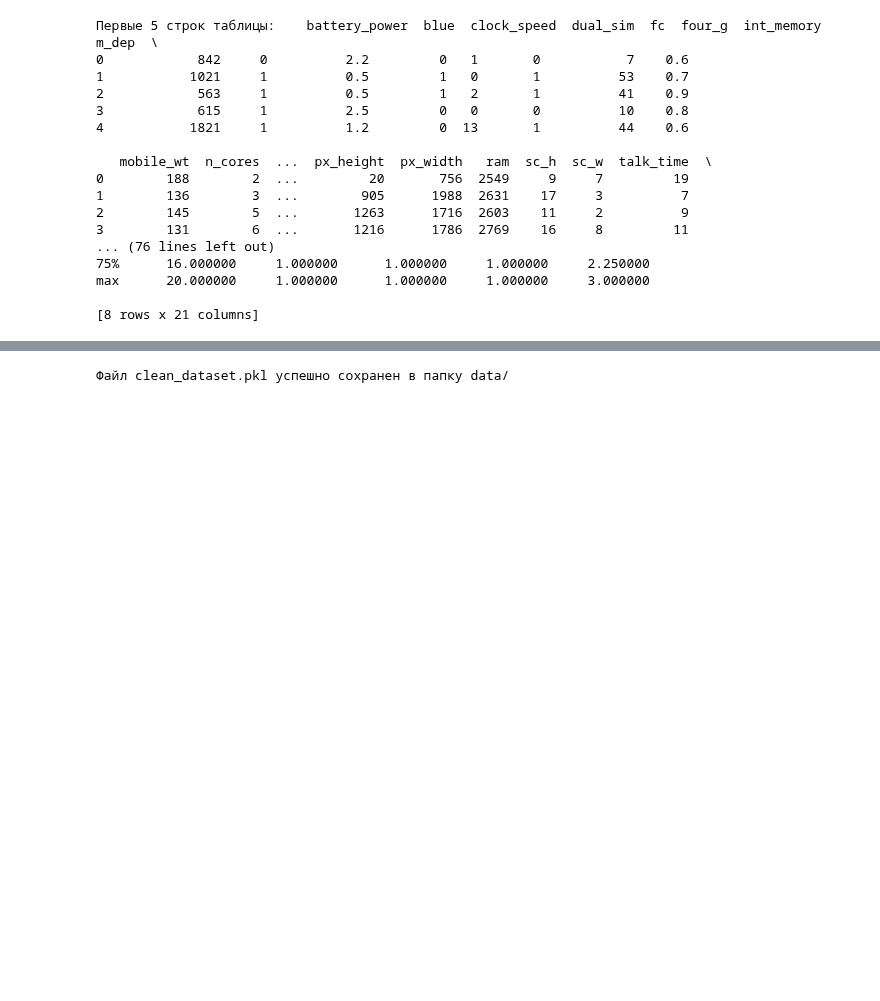
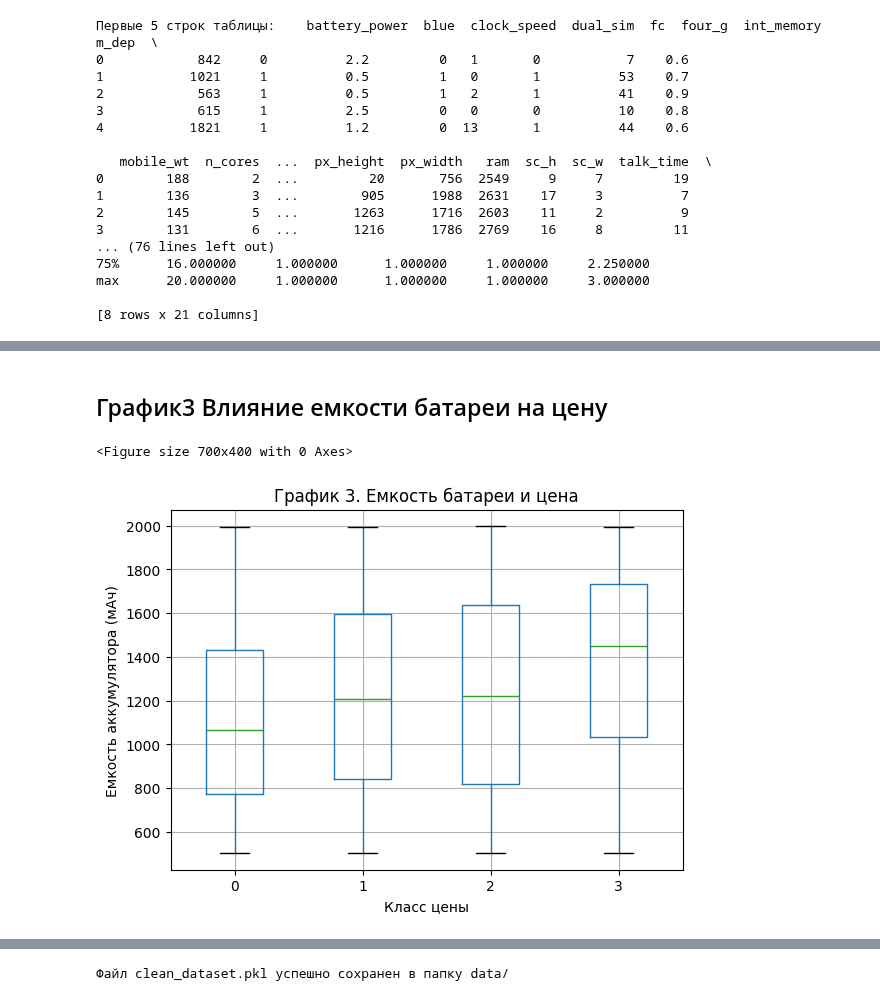
Before and after one commit to wwwmctss/PROJ1, a Jupyter notebook: eda/eda.ipynb, the cells around one changed output, grey strips where cells are left out. Cells and saved outputs as stored; diff of their text form; code cells hidden in the pictures; blank space fills up the shorter version.

```diff
--- a/eda/eda.ipynb
+++ b/eda/eda.ipynb
@@ -124,0 +110,14 @@ NameError: name 'output_file' is not defined
+# %% [markdown]
+## График3 Влияние емкости батареи на цену
+# %%
+plt.figure(figsize=(7, 4))
+mf_clean.boxplot(column='battery_power', by='price_range')
+plt.suptitle("")
+plt.title('График 3. Емкость батареи и цена')
+plt.xlabel('Класс цены')
+plt.ylabel('Емкость аккумулятора (мАч)')
+plt.savefig('graph3.png', bbox_inches='tight')
+plt.show()
+# %% [output]
+<Figure size 700x400 with 0 Axes>
+[figure, added]
```
Also changed, not shown: parts of 27 cells of this notebook, 8 other files.
